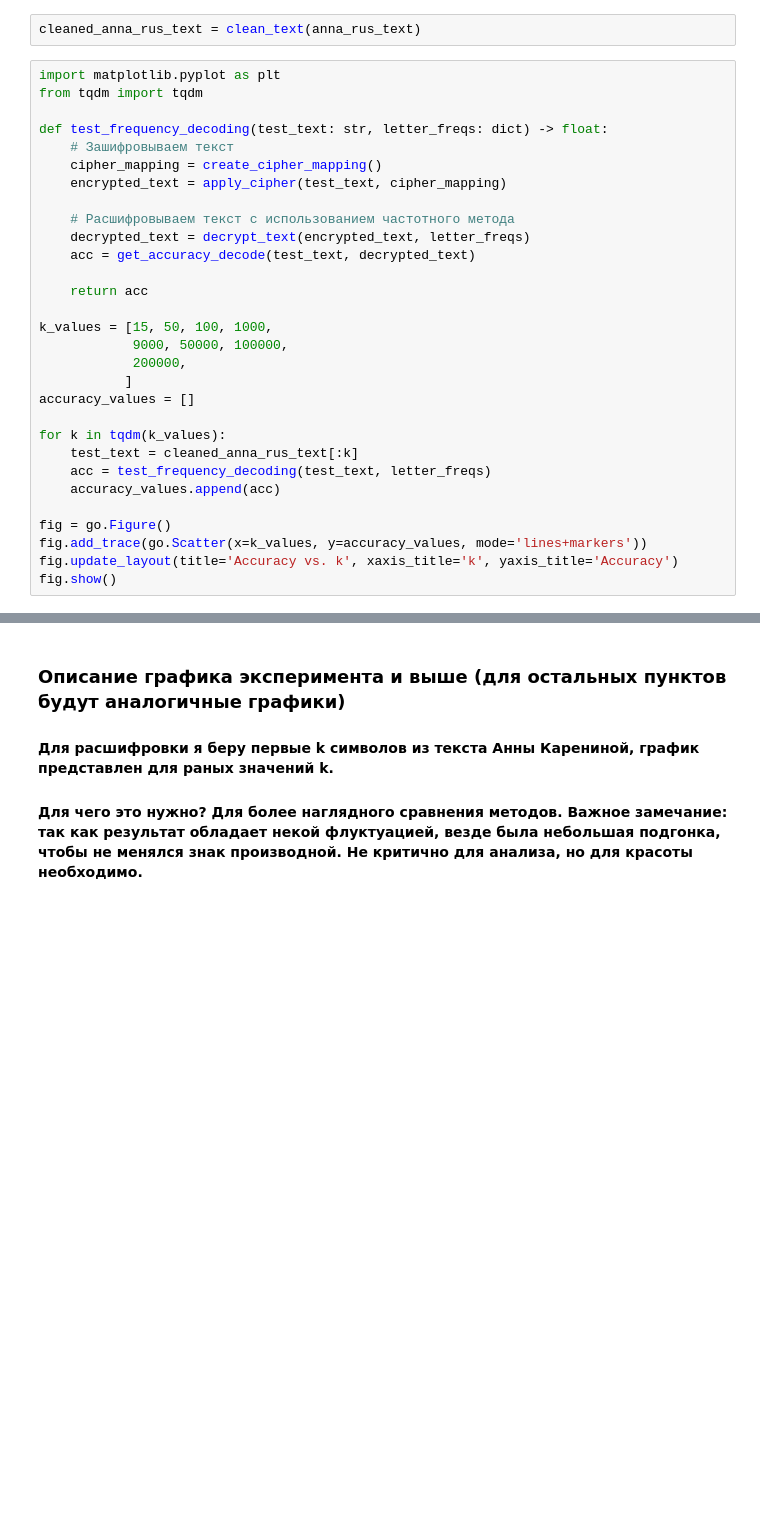
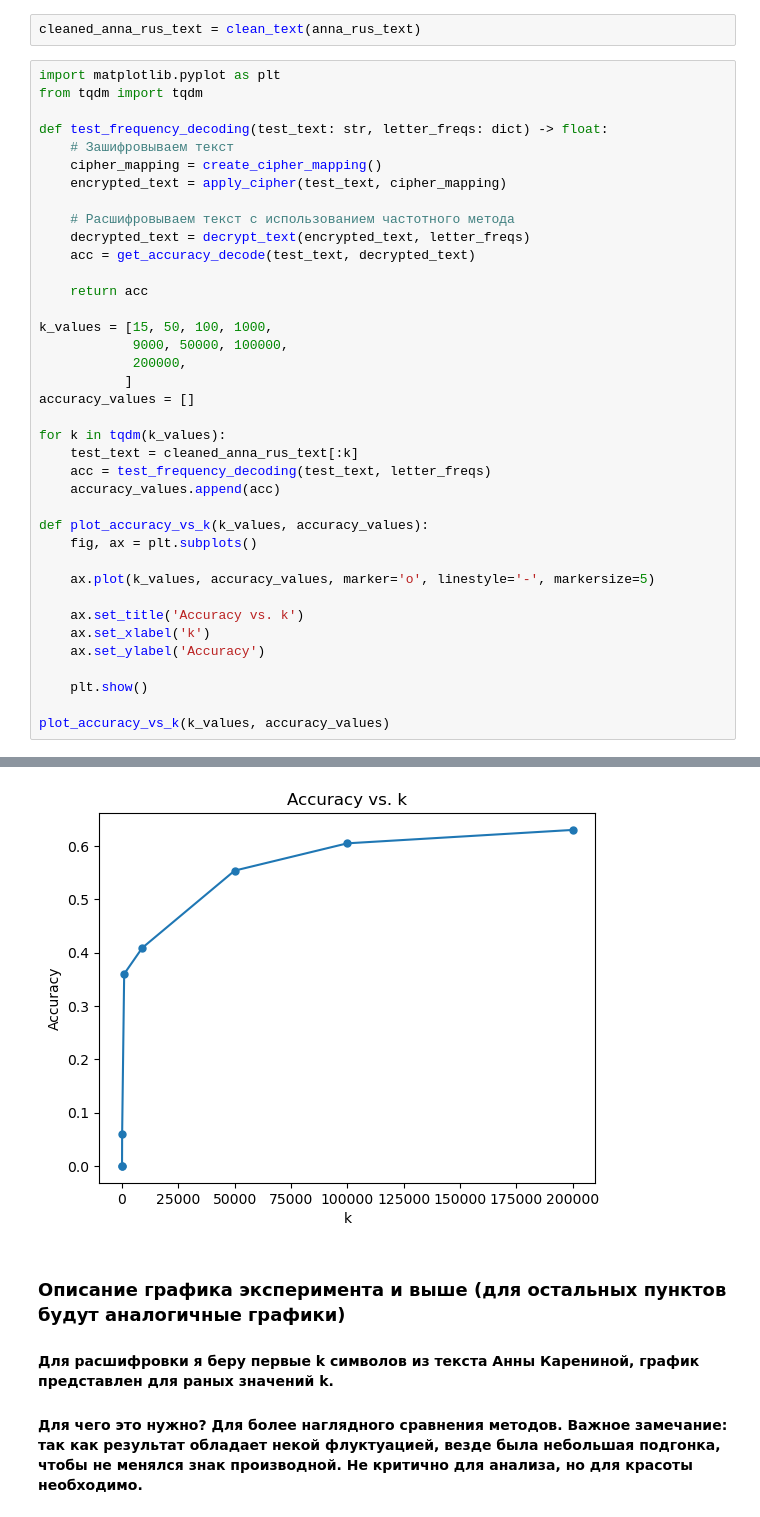
Before and after one commit to Fangerow/Advanced_ml_hw23, a Jupyter notebook: hw3_v1.ipynb, the cells around one changed output, grey strips where cells are left out. Cells and saved outputs as stored; diff of their text form; blank space fills up the shorter version.

```diff
--- a/hw3_v1.ipynb
+++ b/hw3_v1.ipynb
@@ -153,8 +149,16 @@ for k in tqdm(k_values):
     acc = test_frequency_decoding(test_text, letter_freqs)
     accuracy_values.append(acc)
 
-fig = go.Figure()
-fig.add_trace(go.Scatter(x=k_values, y=accuracy_values, mode='lines+markers'))
-fig.update_layout(title='Accuracy vs. k', xaxis_title='k', yaxis_title='Accuracy')
-fig.show()
+def plot_accuracy_vs_k(k_values, accuracy_values):
+    fig, ax = plt.subplots()
+
+    ax.plot(k_values, accuracy_values, marker='o', linestyle='-', markersize=5)
+
+    ax.set_title('Accuracy vs. k')
+    ax.set_xlabel('k')
+    ax.set_ylabel('Accuracy')
+
+    plt.show()
+
+plot_accuracy_vs_k(k_values, accuracy_values)
 # %% [output]
@@ -162,3 +165,4 @@ fig.show()
+[figure, added]
 # %% [markdown]
 ### Описание графика эксперимента и выше (для остальных пунктов будут аналогичные графики)
 
```
Also changed, not shown: parts of 7 cells of this notebook.
